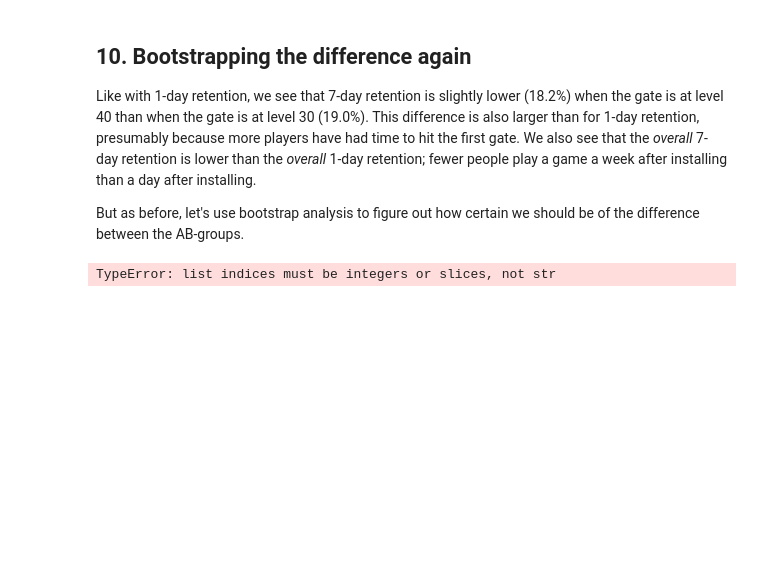
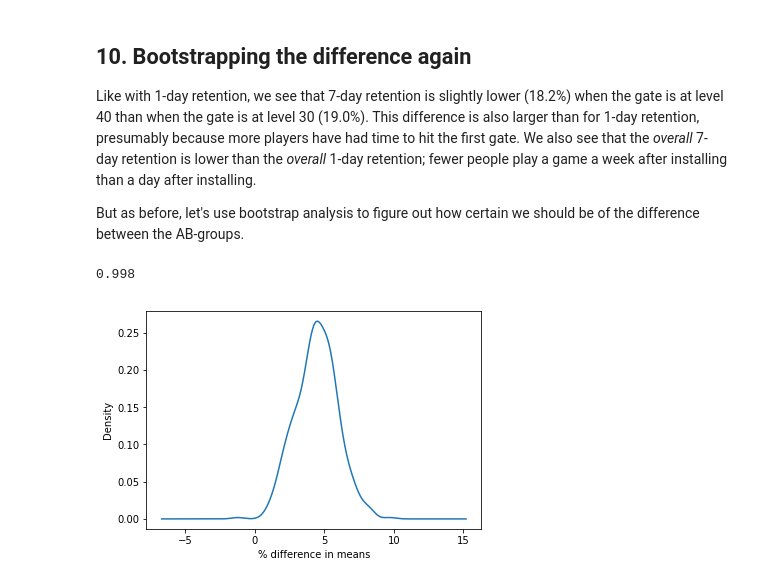
Before and after one commit to ankitjainb27/Data-Camp-Projects, a Jupyter notebook: Mobile Games Ab-testing with Cookie Cats/notebook.ipynb, the cells around one changed output. Saved outputs shown, nothing was run; the diff lists cells and outputs as text; code cells hidden in the pictures; blank space fills up the shorter version.

```diff
--- a/Mobile Games Ab-testing with Cookie Cats/notebook.ipynb
+++ b/Mobile Games Ab-testing with Cookie Cats/notebook.ipynb
@@ -158,27 +158,29 @@ Name: retention_7, dtype: float64
 # %%
 # Creating a list with bootstrapped means for each AB-group
 boot_7d = []
 for i in range(500):
     boot_mean = df.sample(frac=1, replace=True).groupby('version')['retention_7'].mean()
     boot_7d.append(boot_mean)
 
 # Transforming the list to a DataFrame
 # ... YOUR CODE FOR TASK 10 ...
 boot_7d = pd.DataFrame(boot_7d)
 # Adding a column with the % difference between the two AB-groups
 boot_7d['diff'] = ((boot_7d['gate_30']-boot_7d['gate_40'])/boot_7d['gate_40'])*100
 
 # Ploting the bootstrap % difference
-ax = ...
+ax = boot_7d['diff'].plot.kde()
 ax.set_xlabel("% difference in means")
 
 # Calculating the probability that 7-day retention is greater when the gate is at level 30
-prob = ...
+prob = (boot_7d['diff']>0.0).sum()/len(boot_7d['diff'])
 
 # Pretty printing the probability
 # ... YOUR CODE FOR TASK 10 ...
+print(prob)
 # %% [output]
-TypeError: list indices must be integers or slices, not str
+0.998
+[figure, added]
 # %% [markdown]
 ## 11.  The conclusion
 <p>The bootstrap result tells us that there is strong evidence that 7-day retention is higher when the gate is at level 30 than when it is at level 40. The conclusion is: If we want to keep retention high — both 1-day and 7-day retention — we should <strong>not</strong> move the gate from level 30 to level 40. There are, of course, other metrics we could look at, like the number of game rounds played or how much in-game purchases are made by the two AB-groups. But retention <em>is</em> one of the most important metrics. If we don't retain our player base, it doesn't matter how much money they spend in-game.</p>
```
Also changed, not shown: parts of 4 cells of this notebook, 39 other files.
